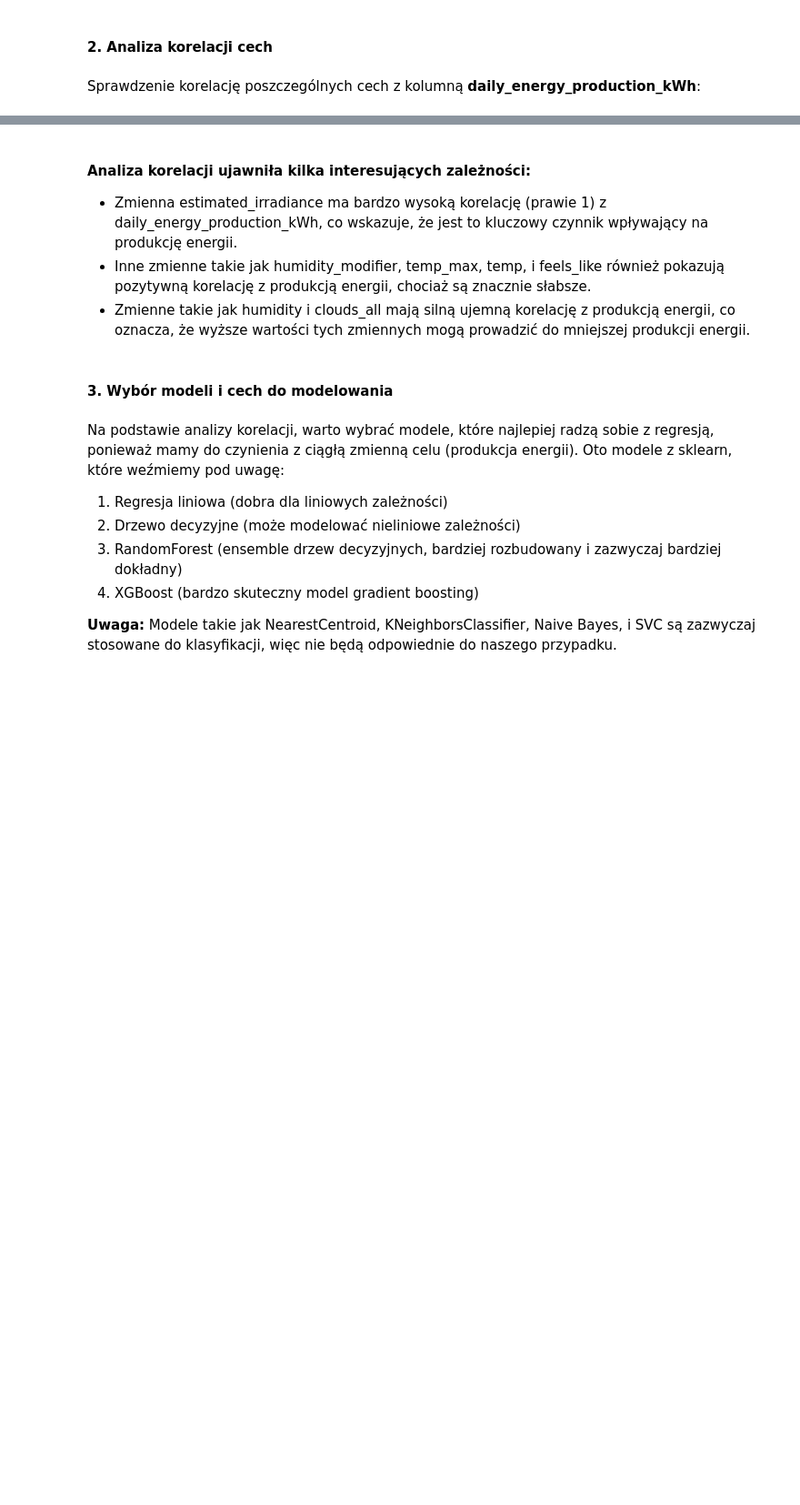
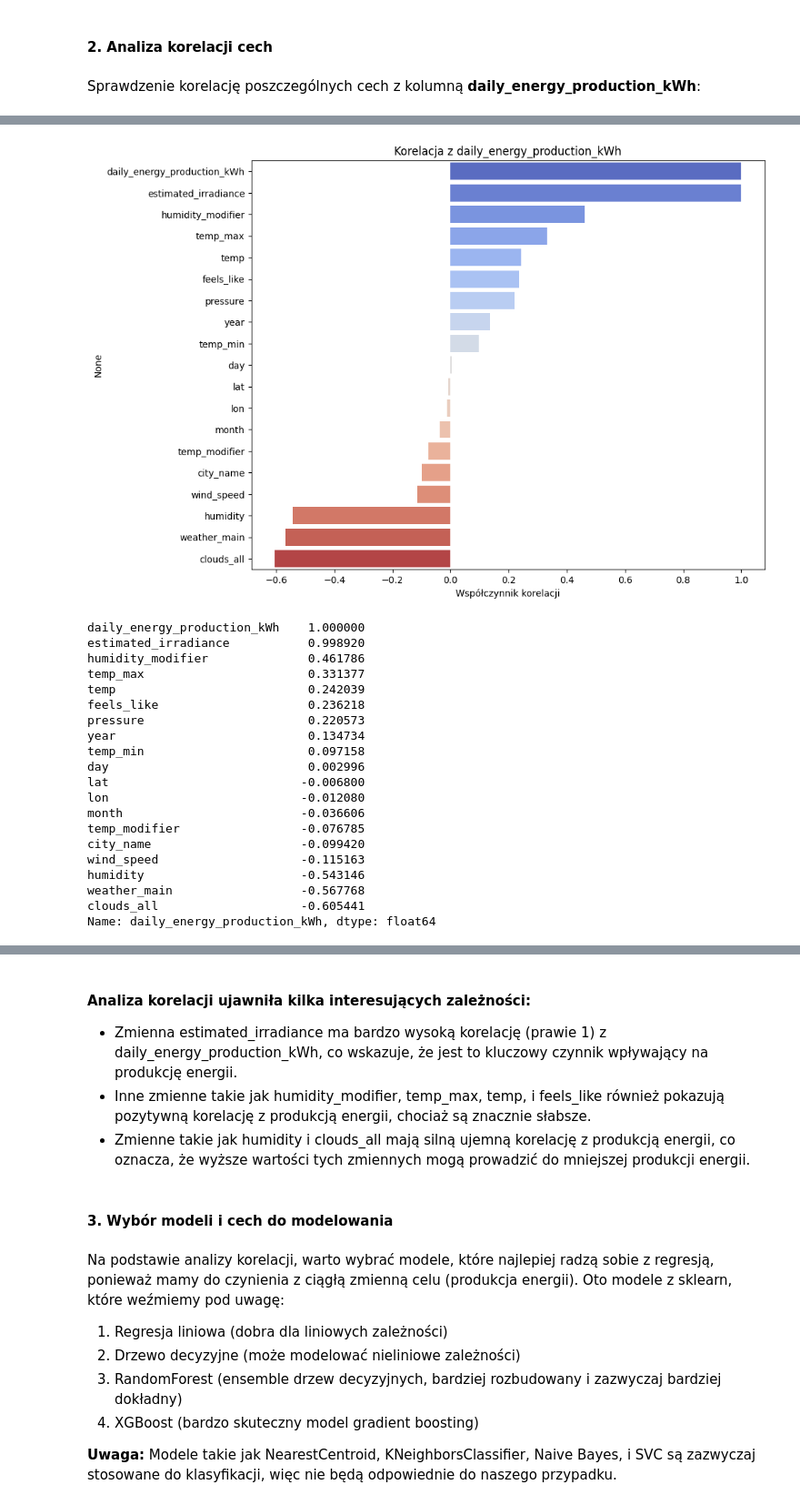
Before and after one commit to BartoszRP/MERITO_ML_Projekt_Fotowoltaika_2024, a Jupyter notebook: 4. ML_Models/10_pobieranie_i_przygotowanie_danych_do_modelowania.ipynb, the cells around one changed output, grey strips where cells are left out. Shown: that part at 91% size. Drawn from its saved outputs; the diff is of its cells as text; code cells hidden in the pictures; blank space fills up the shorter version.

```diff
--- a/4. ML_Models/10_pobieranie_i_przygotowanie_danych_do_modelowania.ipynb
+++ b/4. ML_Models/10_pobieranie_i_przygotowanie_danych_do_modelowania.ipynb
@@ -87,18 +172,40 @@ Sprawdzenie korelację poszczególnych cech z kolumną **daily_energy_production
 # %%
-# import seaborn as sns
-# import matplotlib.pyplot as plt
+import seaborn as sns
+import matplotlib.pyplot as plt
 
-# # Obliczenie macierzy korelacji
-# correlation_matrix = data.corr()
+# Obliczenie macierzy korelacji
+correlation_matrix = data.corr()
 
-# # Wyświetlenie korelacji zmiennej celu z innymi zmiennymi
-# correlation_target = correlation_matrix['daily_energy_production_kWh'].sort_values(ascending=False)
+# Wyświetlenie korelacji zmiennej celu z innymi zmiennymi
+correlation_target = correlation_matrix['daily_energy_production_kWh'].sort_values(ascending=False)
 
-# # Wykres korelacji
-# plt.figure(figsize=(10, 8))
-# sns.barplot(y=correlation_target.index, x=correlation_target.values, hue=correlation_target.index, palette='coolwarm', legend=False)
-# plt.title('Korelacja z daily_energy_production_kWh')
-# plt.xlabel('Współczynnik korelacji')
-# plt.show()
+# Wykres korelacji
+plt.figure(figsize=(10, 8))
+sns.barplot(y=correlation_target.index, x=correlation_target.values, hue=correlation_target.index, palette='coolwarm', legend=False)
+plt.title('Korelacja z daily_energy_production_kWh')
+plt.xlabel('Współczynnik korelacji')
+plt.show()
 
-# correlation_target
+correlation_target
+# %% [output]
+[figure, added]
+daily_energy_production_kWh    1.000000
+estimated_irradiance           0.998920
+humidity_modifier              0.461786
+temp_max                       0.331377
+temp                           0.242039
+feels_like                     0.236218
+pressure                       0.220573
+year                           0.134734
+temp_min                       0.097158
+day                            0.002996
+lat                           -0.006800
+lon                           -0.012080
+month                         -0.036606
+temp_modifier                 -0.076785
+city_name                     -0.099420
+wind_speed                    -0.115163
+humidity                      -0.543146
+weather_main                  -0.567768
+clouds_all                    -0.605441
+Name: daily_energy_production_kWh, dtype: float64
```
Also changed, not shown: parts of 73 cells of this notebook, 2 other files.
